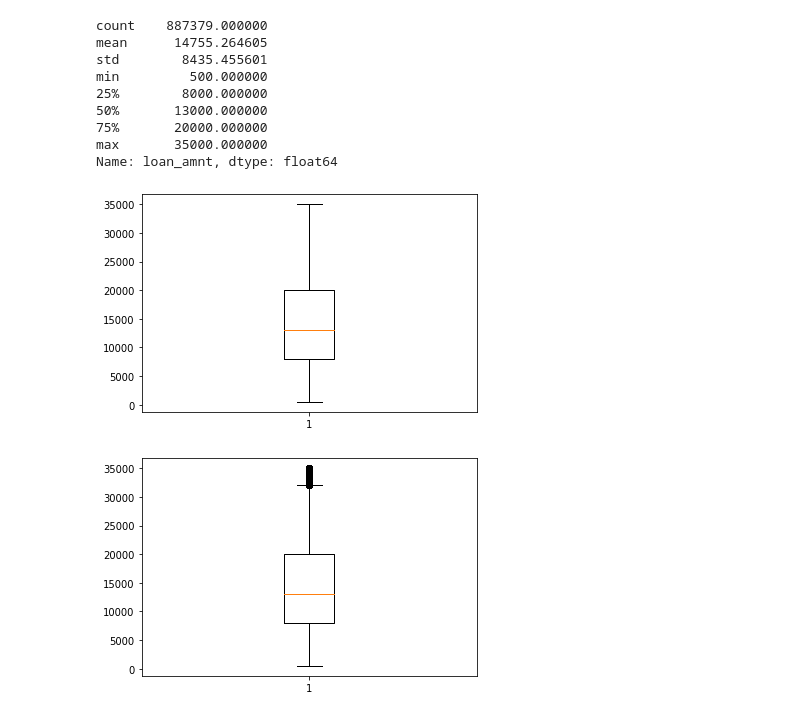
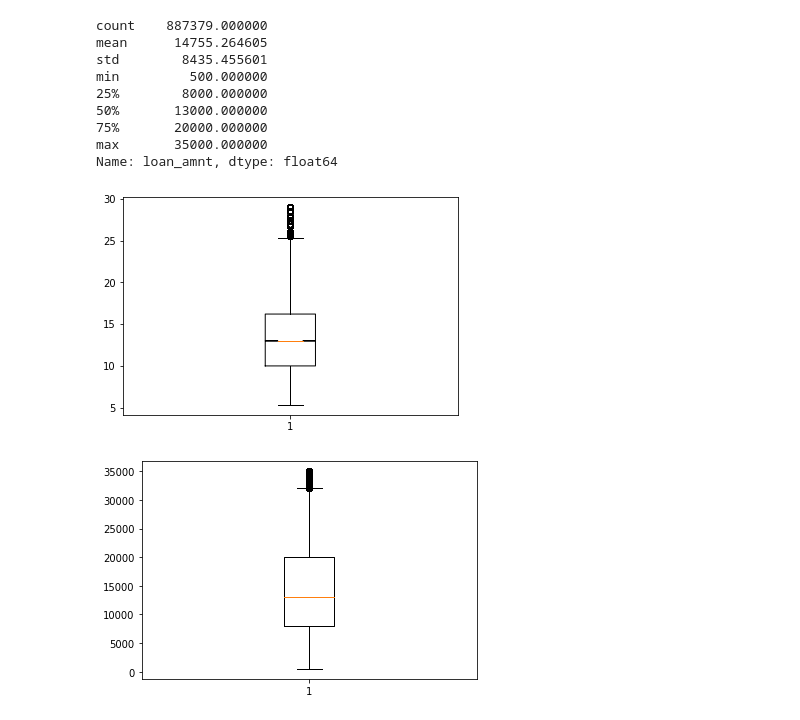
Before and after one commit to fburnelli/cas-de-stat-vis, a Jupyter notebook: vis.ipynb, the cells around one changed output. Drawn from its saved outputs; the diff is of its cells as text; code cells hidden in the pictures.

```diff
--- a/vis.ipynb
+++ b/vis.ipynb
@@ -134,9 +144,9 @@ max       35000.000000
 Name: loan_amnt, dtype: float64
 # %%
 plt.figure()
-_ = plt.boxplot(df['loan_amnt'])
+_ = plt.boxplot(df['int_rate'],title='',notch=True)
 # %% [output]
-[figure, old version]
+[figure, new version]
 # %%
 plt.figure()
 _ = plt.boxplot(df['loan_amnt'],whis=True)
```
Also changed, not shown: parts of 2 cells of this notebook.
